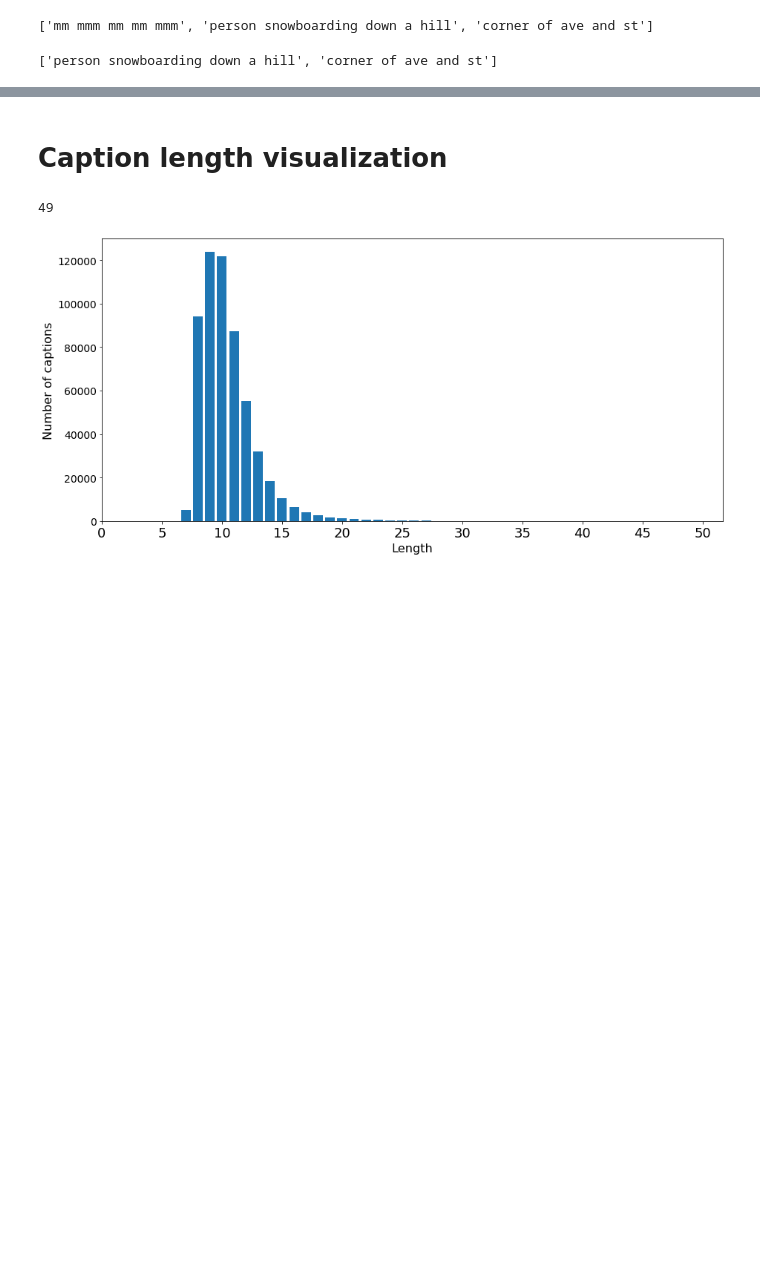
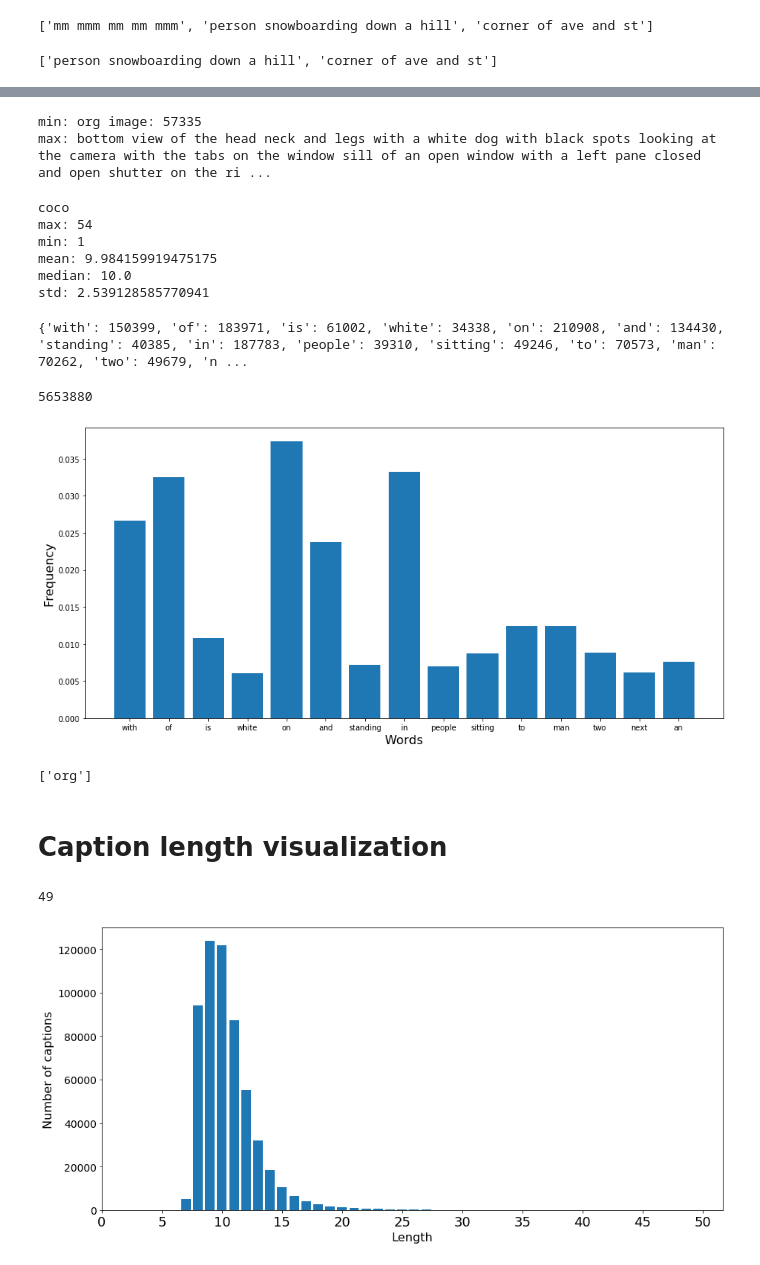
Before and after one commit to ingritu/TDT4900-Master-Thesis, a Jupyter notebook: notebooks/visualize_word_frequency.ipynb, the cells around one changed output, grey strips where cells are left out. Cells and saved outputs as stored; diff of their text form; code cells hidden in the pictures; blank space fills up the shorter version.

Commit message:
more parap exploration

```diff
--- a/notebooks/visualize_word_frequency.ipynb
+++ b/notebooks/visualize_word_frequency.ipynb
@@ -276,0 +266,45 @@ clean_coco_df.loc[clean_coco_df.loc[:, 'image_id'] == 'COCO_train2014_0000002810
+# %%
+para_path = data_path.joinpath('external', 'p5.csv')
+# %%
+para_df = pd.read_csv(para_path)
+# %%
+para_stats = caption_stats(para_df)
+# %% [output]
+min: org image: 57335
+max: bottom view of the head neck and legs with a white dog with black spots looking at the camera with the tabs on the window sill of an open window with a left pane closed and open shutter on the ri ...
+# %%
+print('coco\nmax:', para_stats[0], '\nmin:', para_stats[1], '\nmean:', para_stats[2], '\nmedian:', para_stats[3], '\nstd:', para_stats[4])
+# %% [output]
+coco
+max: 54
+min: 1
+mean: 9.984159919475175
+median: 10.0
+std: 2.539128585770941
+# %%
+# wordfrequency in coco overall
+wfpara_d = word_frequency_dict(para_df)
+wfpara_25f = find_k_most_frequent(wfpara_d, k)
+print(wfpara_25f)
+# %% [output]
+{'with': 150399, 'of': 183971, 'is': 61002, 'white': 34338, 'on': 210908, 'and': 134430, 'standing': 40385, 'in': 187783, 'people': 39310, 'sitting': 49246, 'to': 70573, 'man': 70262, 'two': 49679, 'n ...
+# %%
+para_word_count = words_total(para_df)
+print(para_word_count)
+para_labels = [key for key in wfpara_25f.keys()]
+para_values = [wfpara_25f[key]/para_word_count for key in wfpara_25f.keys()]
+# %% [output]
+5653880
+# %%
+plt.figure(figsize=(15,7))
+plt.bar(para_labels, para_values)
+plt.ylabel('Frequency', fontsize=16)
+plt.xlabel('Words', fontsize=16)
+plt.savefig(save_path.joinpath('freq15_words_paraphrases.pdf'))
+plt.show()
+# %% [output]
+[figure, added]
+# %%
+caps_with_len(para_df,1)
+# %% [output]
+['org']
```
Also changed, not shown: parts of 9 cells of this notebook.
